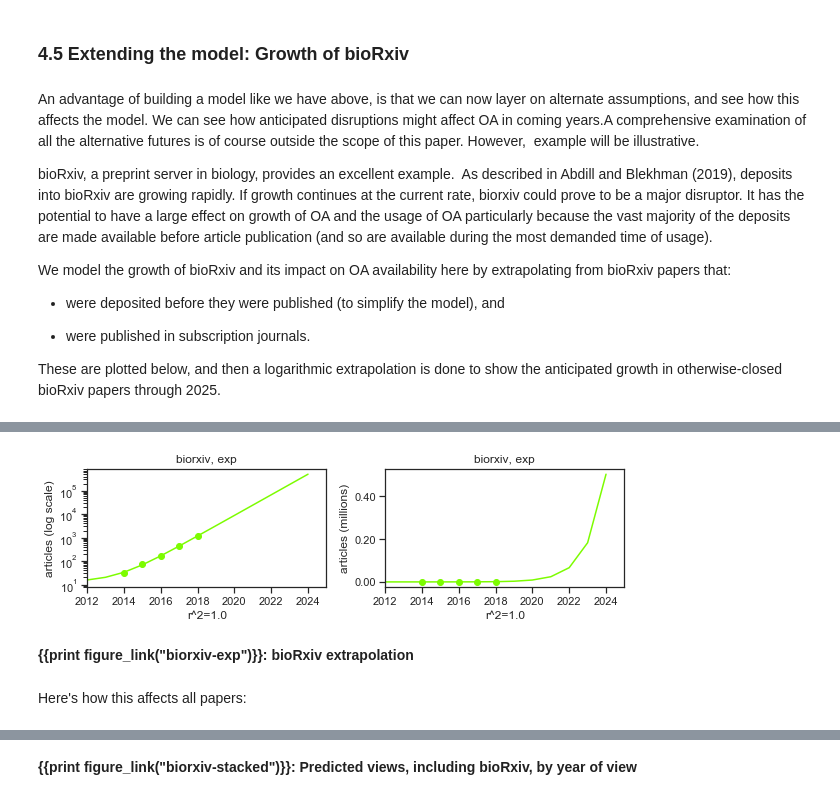
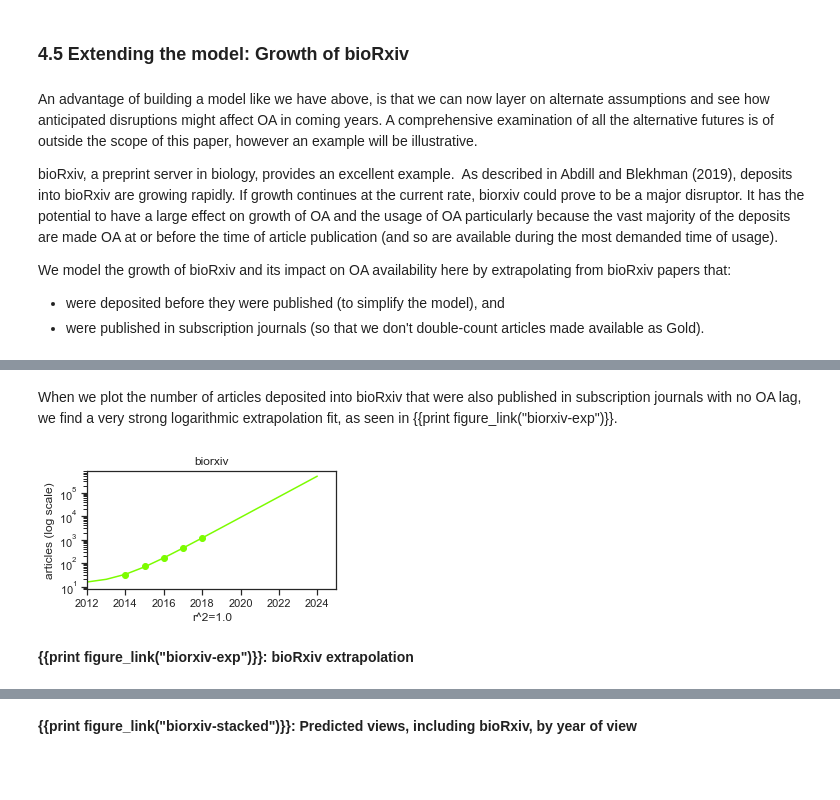
Before and after one commit to ourresearch/future-oa, a Jupyter notebook: manuscript.ipynb, the cells around one changed output, grey strips where cells are left out. Cells and saved outputs as stored; diff of their text form; code cells hidden in the pictures; blank space fills up the shorter version.

```diff
--- a/manuscript.ipynb
+++ b/manuscript.ipynb
@@ -1659,0 +1751,16 @@ final_extraps = final_extraps.append(naive_data_all.loc[(naive_data_all.graph_ty
+# %%
+curve_type="negative_exp"
+fig, axes = plt.subplots(1, len(graph_type_order), figsize=(12, 2), sharex=True, sharey=False)
+axes_flatten = axes.flatten()
+plt.tight_layout(pad=0, w_pad=2, h_pad=1)
+plt.subplots_adjust(hspace=1)
+
+for i, graph_type in enumerate(graph_type_order):
+    curve_type_display = curve_type
+    data_for_plot = papers_per_year_historical.loc[papers_per_year_historical.graph_type==graph_type]
+    new_data = curve_fit_with_ci(graph_type, data_for_plot, curve_type=curve_type_display, ax=axes_flatten[i])
+    new_data["curve_type"] = curve_type
+    new_data["graph_type"] = graph_type
+    naive_data_all = naive_data_all.append(new_data)
+
+plt.show()
@@ -2077,21 +2212,20 @@ plt.tight_layout(pad=.5, w_pad=4, h_pad=2.0)
 # %% [markdown]
 ### 4.5 Extending the model:  Growth of bioRxiv
 # %% [markdown]
-An advantage of building a model like we have above, is that we can now layer on alternate assumptions, and see how this affects the model. We can see how anticipated disruptions might affect OA in coming years.A comprehensive examination of all the alternative futures is of course outside the scope of this paper. However,  example will be illustrative.
+An advantage of building a model like we have above, is that we can now layer on alternate assumptions and see how anticipated disruptions might affect OA in coming years. A comprehensive examination of all the alternative futures is of outside the scope of this paper, however an example will be illustrative.
 
-bioRxiv, a preprint server in biology, provides an excellent example.  As described in Abdill and Blekhman (2019), deposits into bioRxiv are growing rapidly. If growth continues at the current rate, biorxiv could prove to be a major disruptor. It has the potential to have a large effect on growth of OA and the usage of OA particularly because the vast majority of the deposits are made available before article publication (and so are available during the most demanded time of usage).
+bioRxiv, a preprint server in biology, provides an excellent example.  As described in Abdill and Blekhman (2019), deposits into bioRxiv are growing rapidly. If growth continues at the current rate, biorxiv could prove to be a major disruptor. It has the potential to have a large effect on growth of OA and the usage of OA particularly because the vast majority of the deposits are made OA at or before the time of article publication (and so are available during the most demanded time of usage).
 
 We model the growth of bioRxiv and its impact on OA availability here by extrapolating from bioRxiv papers that:
 
 -   were deposited before they were published (to simplify the model), and
-
--   were published in subscription journals.
-
-These are plotted below, and then a logarithmic extrapolation is done to show the anticipated growth in otherwise-closed bioRxiv papers through 2025.
+-   were published in subscription journals (so that we don't double-count articles made available as Gold).
 # %%
 register_new_figure("biorxiv-exp");
 # %% [output]
 [interactive output not drawn]
+# %% [markdown]
+When we plot the number of articles deposited into bioRxiv that were also published in subscription journals with no OA lag, we find a very strong logarithmic extrapolation fit, as seen in {{print figure_link("biorxiv-exp")}}.
 # %%
 biorxiv_now_year = 2018
 
@@ -2105,28 +2239,20 @@ for graph_type in ["biorxiv"]:
         papers_per_year["prediction_year"] = prediction_year
         papers_per_year_historical = papers_per_year_historical.append(papers_per_year)
 # %%
-fig, axes = plt.subplots(1, 2, figsize=(8, 2), sharex=True, sharey=False)
-axes_flatten = axes.flatten()
+fig, ax = plt.subplots(1, 1, figsize=(4, 2), sharex=True, sharey=False)
 plt.tight_layout(pad=0, w_pad=2, h_pad=1)
 plt.subplots_adjust(hspace=1)
 
 data_for_plot = papers_per_year_historical.loc[papers_per_year_historical.graph_type=="biorxiv"]
-new_data = curve_fit_with_ci("biorxiv", data_for_plot, curve_type="exp", ax=axes_flatten[0])
+new_data = curve_fit_with_ci("biorxiv", data_for_plot, curve_type="exp", ax=ax)
 new_data["curve_type"] = "exp"
 new_data["graph_type"] = "biorxiv"
 final_extraps = final_extraps.loc[final_extraps.graph_type != 'biorxiv']
 final_extraps = final_extraps.append(new_data)
-axes_flatten[0].set_xlim(2012, 2025)
-axes_flatten[0].set_yscale("log")
-axes_flatten[0].set_ylabel("articles (log scale)");
-
-# again to graph on non-log plot
-curve_fit_with_ci("biorxiv", data_for_plot, curve_type="exp", ax=axes_flatten[1])
-axes_flatten[1].set_xlim(2012, 2025)
-axes_flatten[1].set_ylabel("articles (millions)");
+ax.set_xlim(2012, 2025)
+ax.set_yscale("log")
+ax.set_ylabel("articles (log scale)");
 # %% [output]
-[figure, old version]
+[figure, new version]
 # %% [markdown]
 **{{print figure_link("biorxiv-exp")}}: bioRxiv extrapolation**
-# %% [markdown]
-Here's how this affects all papers:
```
Also changed, not shown: parts of 82 cells of this notebook, 1 other file.
